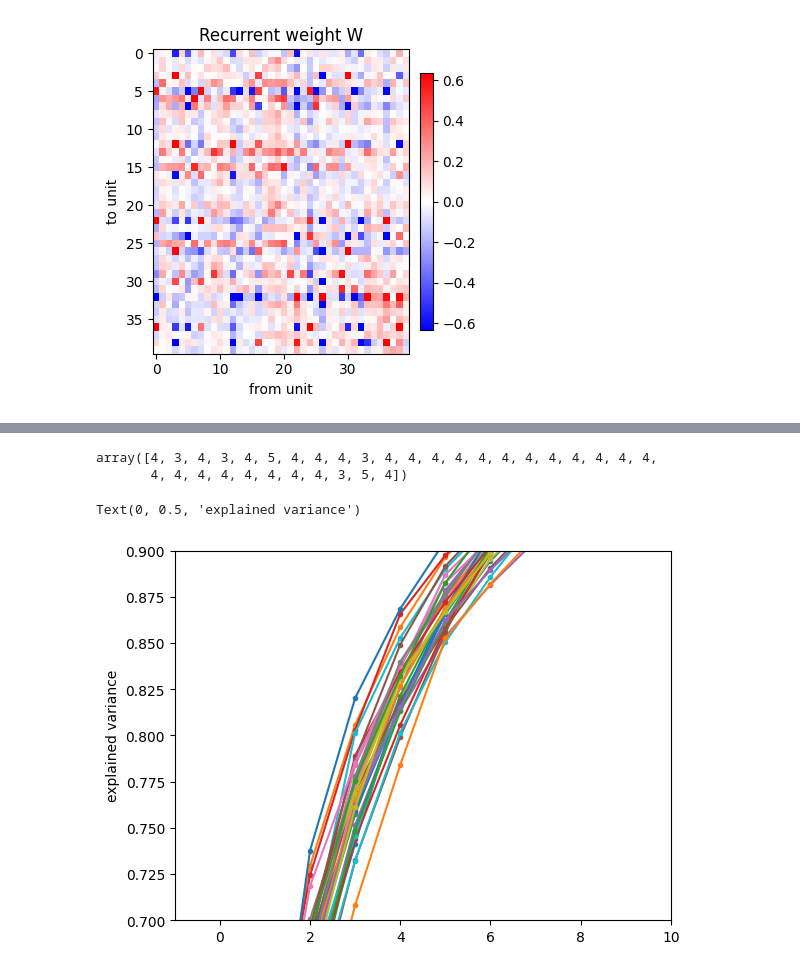
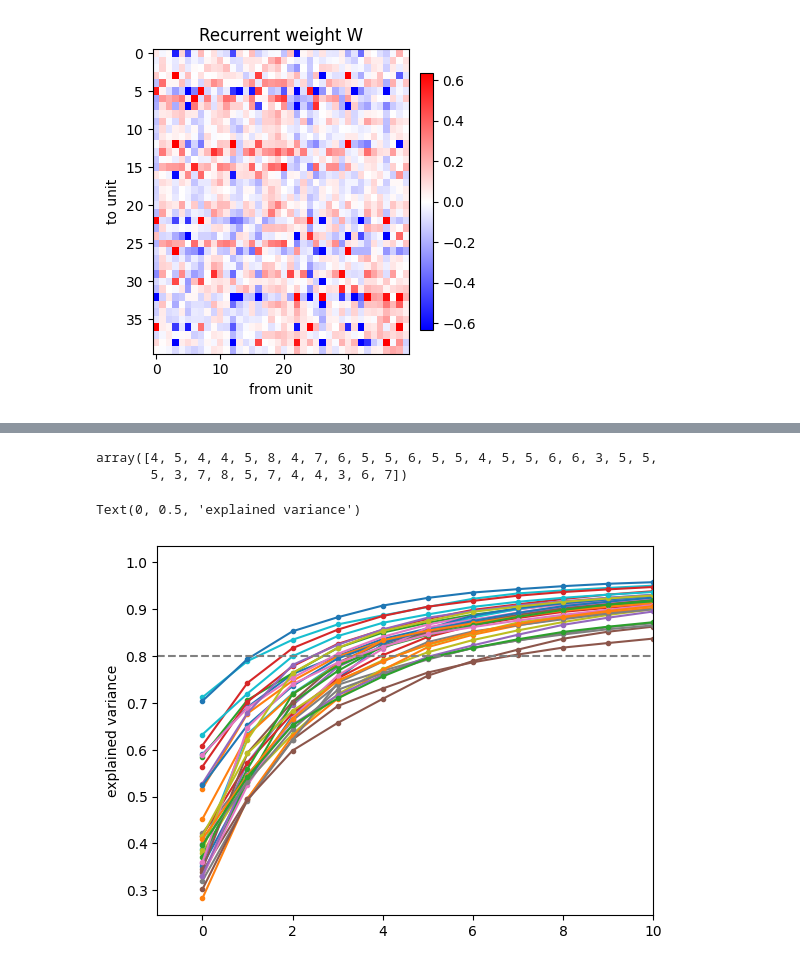
Before and after one commit to chrismkkim/ALMContinualLearning, a Jupyter notebook: _8_LatentNetwork_Notebook.ipynb, the cells around one changed output, grey strips where cells are left out. Saved outputs shown, nothing was run; the diff lists cells and outputs as text; code cells hidden in the pictures.

```diff
--- a/_8_LatentNetwork_Notebook.ipynb
+++ b/_8_LatentNetwork_Notebook.ipynb
@@ -154,23 +165,3 @@ Unit slices:
 wstart: 40
 wstop: 80
 [figure]
-# %%
-w1=np.zeros(33)
-w2=np.zeros(33)
-w3=np.zeros(33)
-w4=np.zeros(33)
-for fx in range(33):
-    W = rnn.W_by_session[fx].detach().cpu().numpy()
-    Wtrim = W[40:80,40:80]
-    w1[fx] = np.mean(Wtrim[0:20,0:20])
-    w2[fx] = np.mean(Wtrim[20:40,0:20])
-    w3[fx] = np.mean(Wtrim[0:20,20:40])
-    w4[fx] = np.mean(Wtrim[20:40,20:40])
-
-plt.figure(figsize=(4,4))
-plt.plot(w1,label='w1')
-plt.plot(w2,label='w2')
-# plt.plot(w3,label='w3')
-# plt.plot(w4,label='w4')
-plt.legend()
-plt.tight_layout()
@@ -179,5 +168,5 @@ plt.tight_layout()
 # %%
-N=5
+N=10
 fx=10
 sv_cumsum = np.zeros((33,12*N))
 expvar_cumsum = np.zeros((33,12*N))
@@ -191,21 +180,22 @@ for fx in range(33):
     expvar_cumsum[fx] = np.cumsum(pca.explained_variance_ratio_)
     components[fx] = pca.components_
 # %%
-effdim = np.argmax(expvar_cumsum > 0.8,axis=1)
+effdim = np.argmax(expvar_cumsum > 0.8,axis=1)+1
 effdim
 # %% [output]
-array([4, 3, 4, 3, 4, 5, 4, 4, 4, 3, 4, 4, 4, 4, 4, 4, 4, 4, 4, 4, 4, 4,
-       4, 4, 4, 4, 4, 4, 4, 4, 3, 5, 4])
+array([4, 5, 4, 4, 5, 8, 4, 7, 6, 5, 5, 6, 5, 5, 4, 5, 5, 6, 6, 3, 5, 5,
+       5, 3, 7, 8, 5, 7, 4, 4, 3, 6, 7])
 # %%
 plt.figure()
 for fx in range(33):
     # plt.plot(sv_cumsum[fx])
     plt.plot(expvar_cumsum[fx],marker='.')
 plt.xlim([-1,10])
-plt.ylim([0.7,0.9])
+plt.axhline(0.8,color='gray',linestyle='--')
+# plt.ylim([0.7,0.9])
 plt.ylabel('explained variance')
 # %% [output]
 Text(0, 0.5, 'explained variance')
-[figure, old version]
+[figure, new version]
 # %%
 fx1 = 3
```
Also changed, not shown: parts of 11 cells of this notebook, 2 other files.
